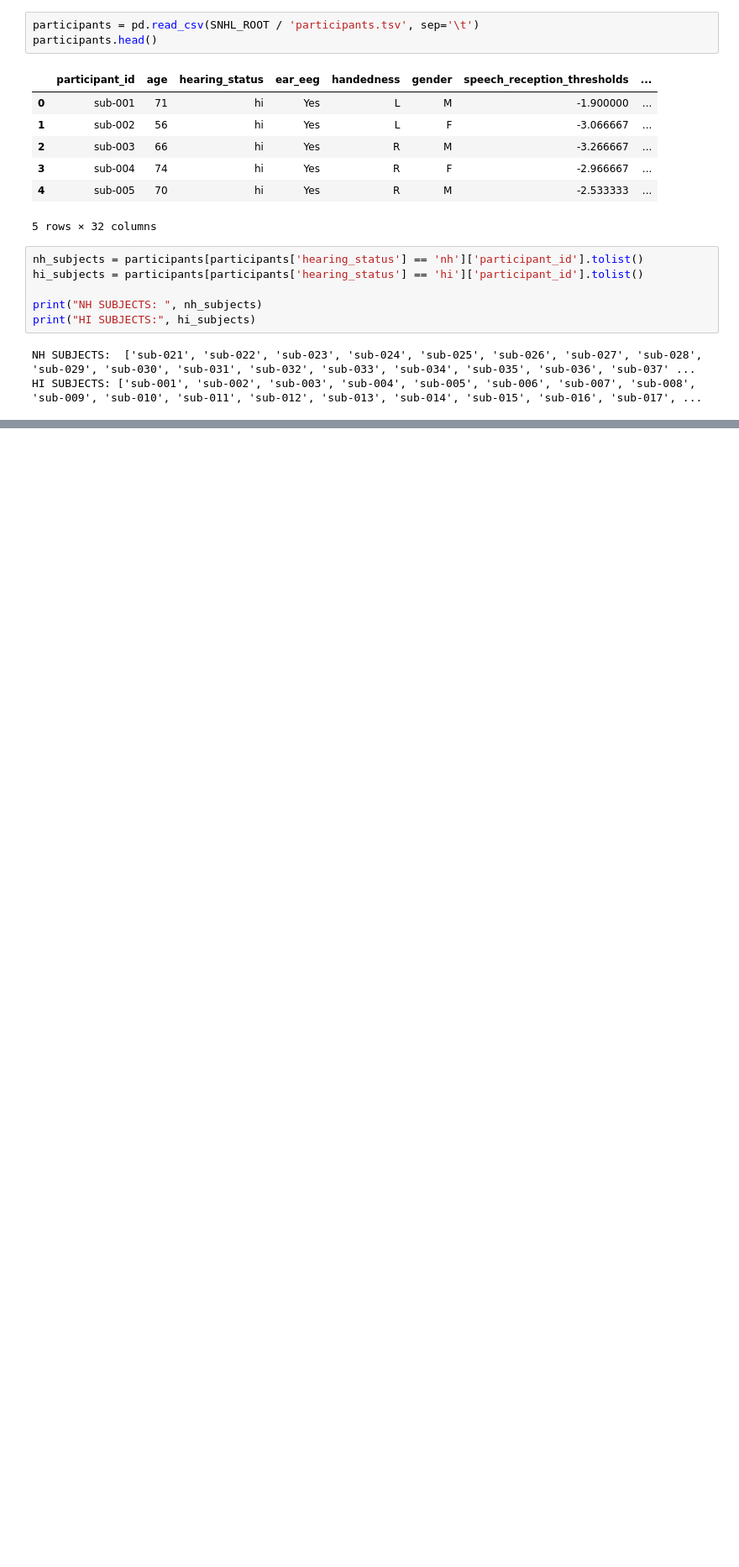
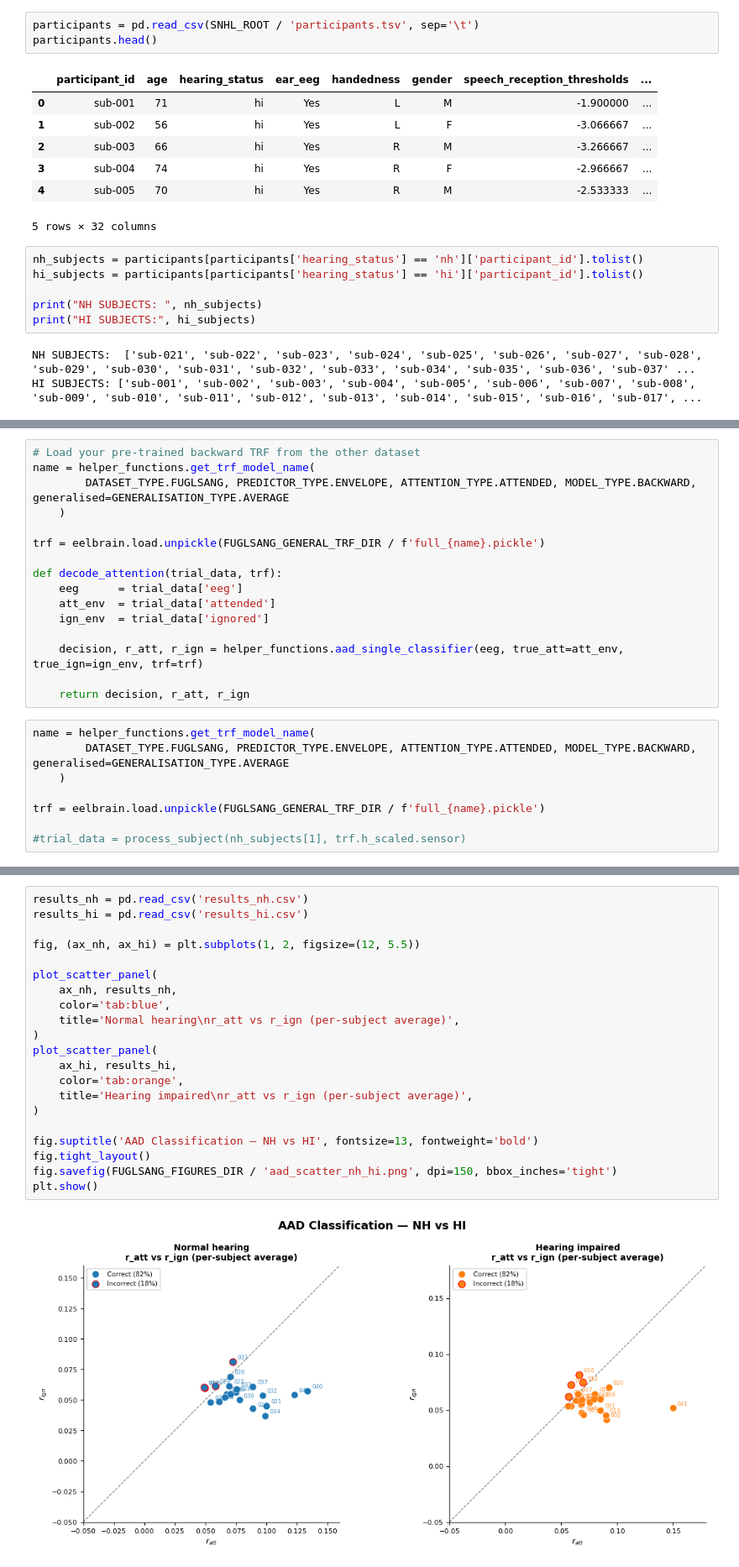
Before and after one commit to manito-coder/Beyond-TRFs, a Jupyter notebook: across-datasets/hearing-impaired-fuglsang/align-data.ipynb, the cells around one changed output, grey strips where cells are left out. Shown at 84% size. Drawn from its saved outputs; the diff is of its cells as text; blank space fills up the shorter version.

```diff
--- a/across-datasets/hearing-impaired-fuglsang/align-data.ipynb
+++ b/across-datasets/hearing-impaired-fuglsang/align-data.ipynb
@@ -30,0 +170,24 @@ HI SUBJECTS: ['sub-001', 'sub-002', 'sub-003', 'sub-004', 'sub-005', 'sub-006',
+# %%
+# Load your pre-trained backward TRF from the other dataset
+name = helper_functions.get_trf_model_name(
+        DATASET_TYPE.FUGLSANG, PREDICTOR_TYPE.ENVELOPE, ATTENTION_TYPE.ATTENDED, MODEL_TYPE.BACKWARD, generalised=GENERALISATION_TYPE.AVERAGE
+    )
+
+trf = eelbrain.load.unpickle(FUGLSANG_GENERAL_TRF_DIR / f'full_{name}.pickle')
+
+def decode_attention(trial_data, trf):
+    eeg      = trial_data['eeg']
+    att_env  = trial_data['attended']
+    ign_env  = trial_data['ignored']
+
+    decision, r_att, r_ign = helper_functions.aad_single_classifier(eeg, true_att=att_env, true_ign=ign_env, trf=trf)
+
+    return decision, r_att, r_ign
+# %%
+name = helper_functions.get_trf_model_name(
+        DATASET_TYPE.FUGLSANG, PREDICTOR_TYPE.ENVELOPE, ATTENTION_TYPE.ATTENDED, MODEL_TYPE.BACKWARD, generalised=GENERALISATION_TYPE.AVERAGE
+    )
+
+trf = eelbrain.load.unpickle(FUGLSANG_GENERAL_TRF_DIR / f'full_{name}.pickle')
+
+#trial_data = process_subject(nh_subjects[1], trf.h_scaled.sensor)
@@ -30,0 +355,23 @@ HI SUBJECTS: ['sub-001', 'sub-002', 'sub-003', 'sub-004', 'sub-005', 'sub-006',
+# %%
+results_nh = pd.read_csv('results_nh.csv')
+results_hi = pd.read_csv('results_hi.csv')
+
+fig, (ax_nh, ax_hi) = plt.subplots(1, 2, figsize=(12, 5.5))
+
+plot_scatter_panel(
+    ax_nh, results_nh,
+    color='tab:blue',
+    title='Normal hearing\nr_att vs r_ign (per-subject average)',
+)
+plot_scatter_panel(
+    ax_hi, results_hi,
+    color='tab:orange',
+    title='Hearing impaired\nr_att vs r_ign (per-subject average)',
+)
+
+fig.suptitle('AAD Classification — NH vs HI', fontsize=13, fontweight='bold')
+fig.tight_layout()
+fig.savefig(FUGLSANG_FIGURES_DIR / 'aad_scatter_nh_hi.png', dpi=150, bbox_inches='tight')
+plt.show()
+# %% [output]
+[figure, added]
```
Also changed, not shown: parts of 20 cells of this notebook, 6 other files.
